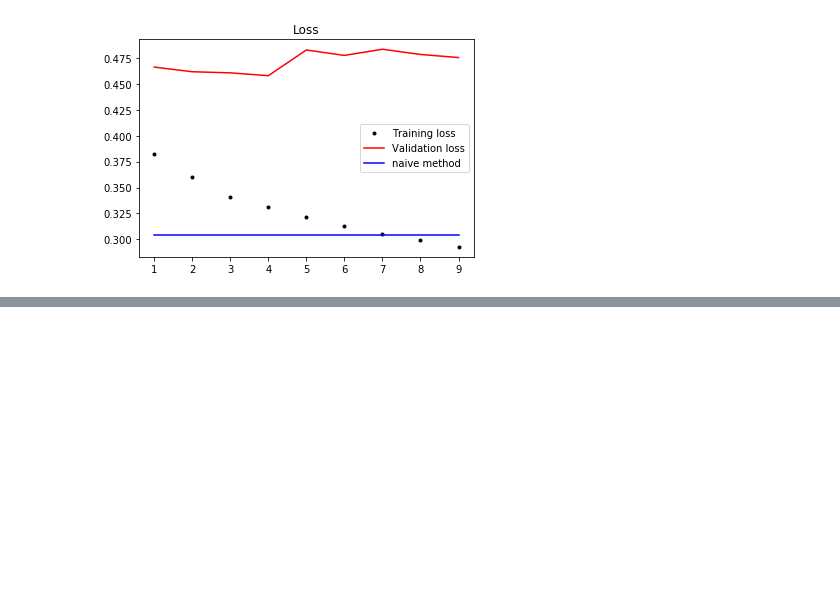
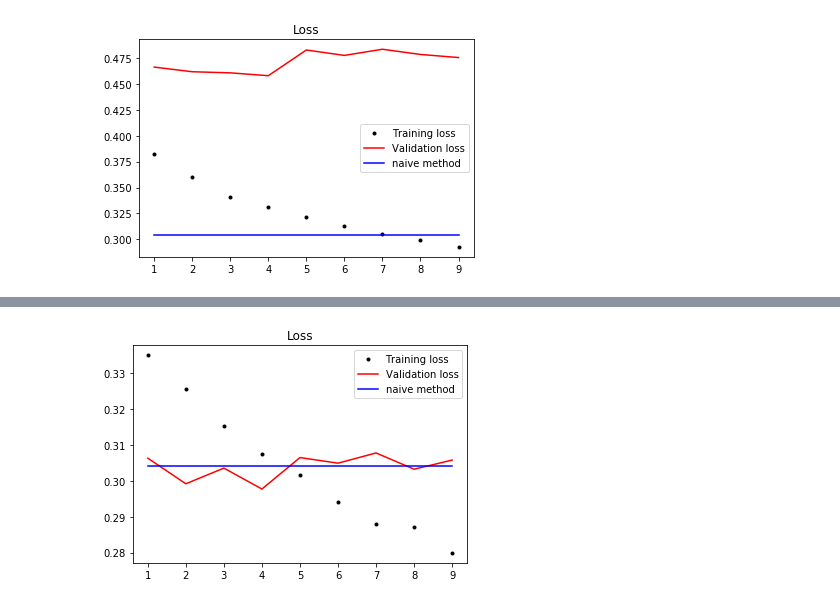
Before and after one commit to mohantyk/deep-learning-book, a Jupyter notebook: advanced-recurrent-networks.ipynb, the cells around one changed output, grey strips where cells are left out. Saved outputs shown, nothing was run; the diff lists cells and outputs as text; code cells hidden in the pictures; blank space fills up the shorter version.

```diff
--- a/advanced-recurrent-networks.ipynb
+++ b/advanced-recurrent-networks.ipynb
@@ -302,0 +305,8 @@ plt.show()
+# %%
+cnn_gru_model = Sequential()
+cnn_gru_model.add( Conv1D(32, 5, activation='relu', input_shape=(lookback // step, df_normalized.shape[-1])) )
+cnn_gru_model.add( MaxPooling1D(3) )
+cnn_gru_model.add( Conv1D(32, 5, activation='relu') )
+cnn_gru_model.add( GRU(32, dropout=0.1, recurrent_dropout=0.5) )
+cnn_gru_model.add( Dense(1) )
+cnn_gru_model.summary()
@@ -302,0 +331,8 @@ plt.show()
+# %%
+cnn_gru_model.compile( 'rmsprop', 'mae')
+cnn_gru_history = cnn_gru_model.fit_generator(train_gen,
+                        steps_per_epoch=300,
+                        epochs = 10,
+                        validation_data = val_gen,
+                        validation_steps = val_steps // batch_size)
+cnn_gru_model.save_weights('models/cnn-gru-jena.h5')
@@ -302,0 +360,15 @@ plt.show()
+# %%
+hist = cnn_gru_history.history
+epochs = cnn_gru_history.epoch
+train_loss = hist['loss']
+val_loss = hist['val_loss']
+
+plt.figure()
+plt.plot(epochs[1:], train_loss[1:], 'k.', label='Training loss')
+plt.plot(epochs[1:], val_loss[1:], 'r-', label='Validation loss')
+plt.plot(epochs[1:], 0.304*np.ones_like(epochs[1:]), 'b-', label='naive method')
+plt.title('Loss')
+plt.legend()
+plt.show()
+# %% [output]
+[figure, added]
```
Also changed, not shown: parts of 3 cells of this notebook.
